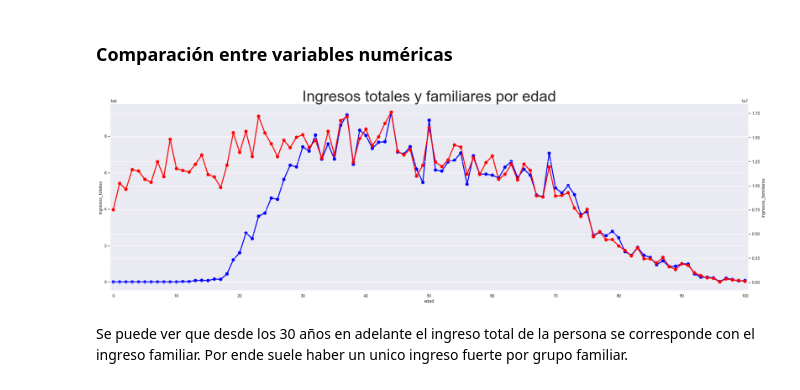
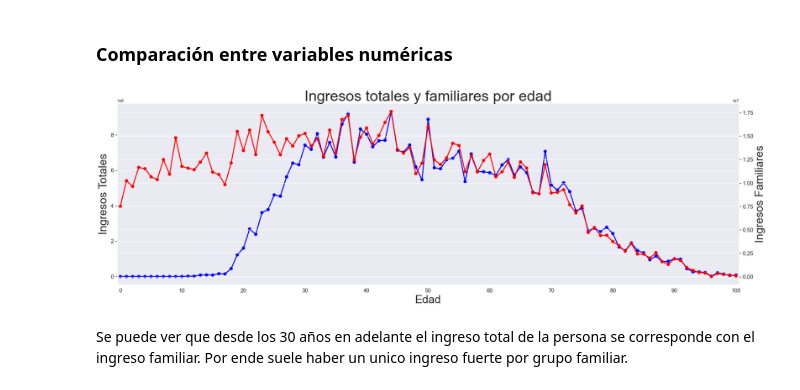
Before and after one commit to JuanMCarini/CoderHouse_DataScience_ProyectoFinal, a Jupyter notebook: Proyecto Final.ipynb, the cells around one changed output. Cells and saved outputs as stored; diff of their text form; code cells hidden in the pictures.

```diff
--- a/Proyecto Final.ipynb
+++ b/Proyecto Final.ipynb
@@ -553,30 +553,36 @@ corrFilter(df, .5).to_csv('Informe/CSV/TablaCorrelacion.csv')
 # %%
 # grafico lineal en base a edad con dos variables de calculo
 
 from ast import In
 from distutils.log import info
 
 
 fig = plt.figure(figsize=(30, 9))
 
 Ingresos = ['ingresos_totales',
                                  'ingresos_familiares']
 
 grouped_day = df.groupby('edad')[Ingresos].sum().reset_index()
 
 ax = sns.pointplot(x = 'edad', y = 'ingresos_totales', data=grouped_day,
-                   color = 'blue', label='ingresos_totales');
+                   color = 'blue', label='Ingresos Totales');
+ax.set_xlabel("Edad",fontsize=30)
+ax.set_ylabel("Ingresos Totales",fontsize=30)
+ax.tick_params(labelsize=15)
+
 ax2 = ax.twinx();
 ax = sns.pointplot(x = 'edad', y = 'ingresos_familiares', data=grouped_day,
                    color = 'red', label='ingresos_familiares', ax=ax2)
 
 ax.set_title("Ingresos totales y familiares por edad",size=40)
 ax.set_xticks(range(0,101,10))
 ax.set_xticklabels(range(0,101,10))
+ax.set_ylabel("Ingresos Familiares",fontsize=30)
+ax.tick_params(labelsize=15)
 
 fig.savefig('Informe/Imagenes/ABCompVarNum.png');
 # %% [output]
-[figure, old version]
+[figure, new version]
 # %% [markdown]
 Se puede ver que desde los 30 años en adelante el ingreso total de la persona se corresponde con el ingreso familiar. Por ende suele haber un unico ingreso fuerte por grupo familiar.
 # %% [markdown]
```
Also changed, not shown: parts of 6 cells of this notebook, 3 other files.
